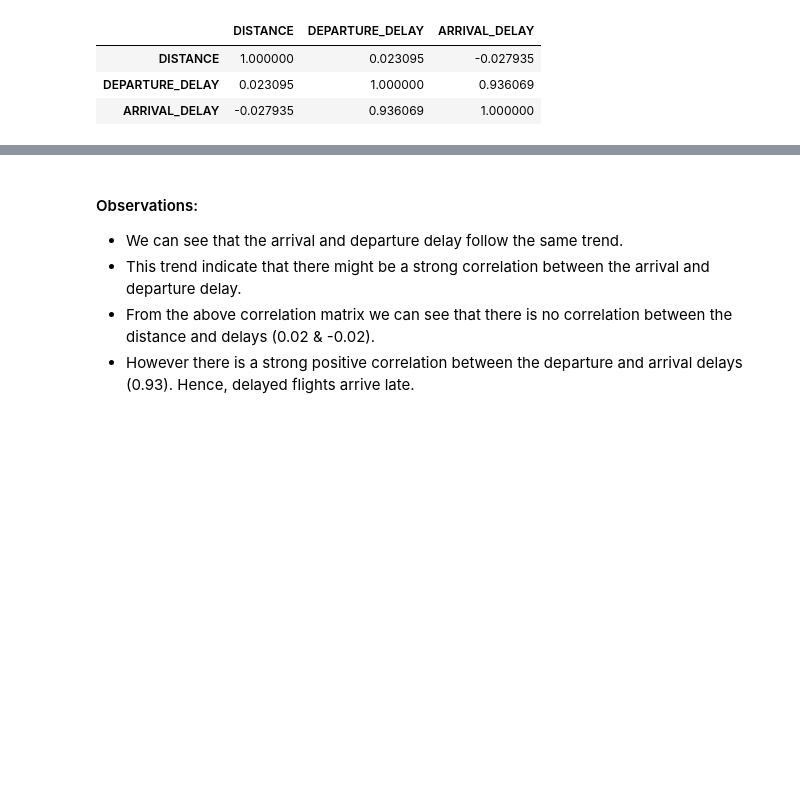
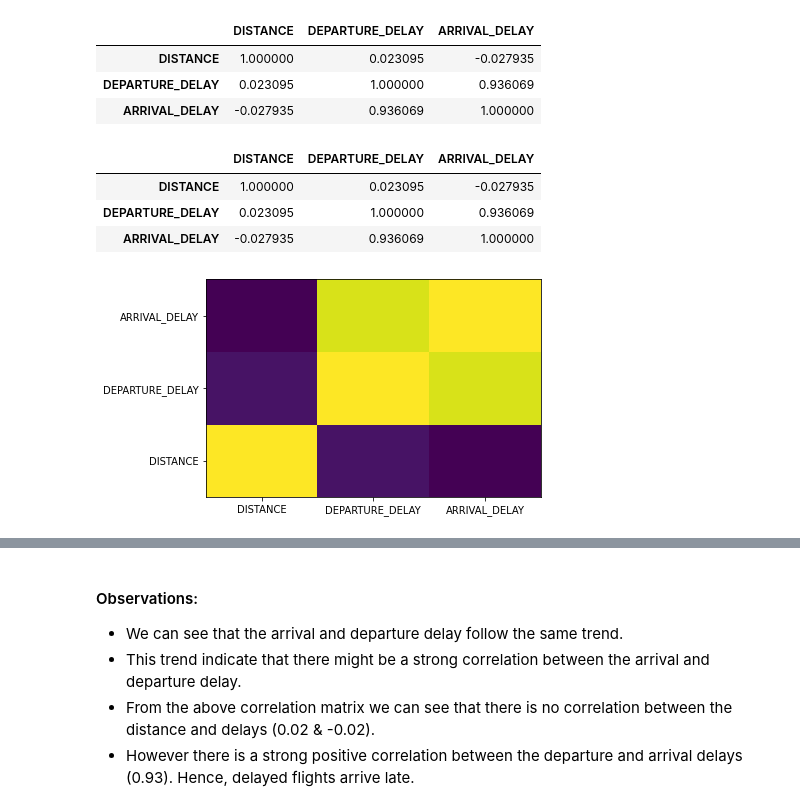
Before and after one commit to mikamorz/eda_examples, a Jupyter notebook: Kaggle_Flight_Data_Analysis/Kaggle_Flight_Data_Analysis_Notebook.ipynb, the cells around one changed output, grey strips where cells are left out. Drawn from its saved outputs; the diff is of its cells as text; code cells hidden in the pictures; blank space fills up the shorter version.

```diff
--- a/Kaggle_Flight_Data_Analysis/Kaggle_Flight_Data_Analysis_Notebook.ipynb
+++ b/Kaggle_Flight_Data_Analysis/Kaggle_Flight_Data_Analysis_Notebook.ipynb
@@ -249,3 +249,18 @@ Correlation Matrix
 | DISTANCE | 1.000000 | 0.023095 | -0.027935 |
 | DEPARTURE_DELAY | 0.023095 | 1.000000 | 0.936069 |
 | ARRIVAL_DELAY | -0.027935 | 0.936069 | 1.000000 |
+# %%
+df = flights[['DISTANCE','DEPARTURE_DELAY','ARRIVAL_DELAY']].corr()
+df.style.background_gradient(cmap='Blues')
+# %% [output]
+|  | DISTANCE | DEPARTURE_DELAY | ARRIVAL_DELAY |
+| DISTANCE | 1.000000 | 0.023095 | -0.027935 |
+| DEPARTURE_DELAY | 0.023095 | 1.000000 | 0.936069 |
+| ARRIVAL_DELAY | -0.027935 | 0.936069 | 1.000000 |
+# %%
+plt.pcolor(df)
+plt.yticks(np.arange(0.5, len(df.index), 1), df.index)
+plt.xticks(np.arange(0.5, len(df.columns), 1), df.columns)
+plt.show()
+# %% [output]
+[figure, added]
```
Also changed, not shown: parts of 4 cells of this notebook.
